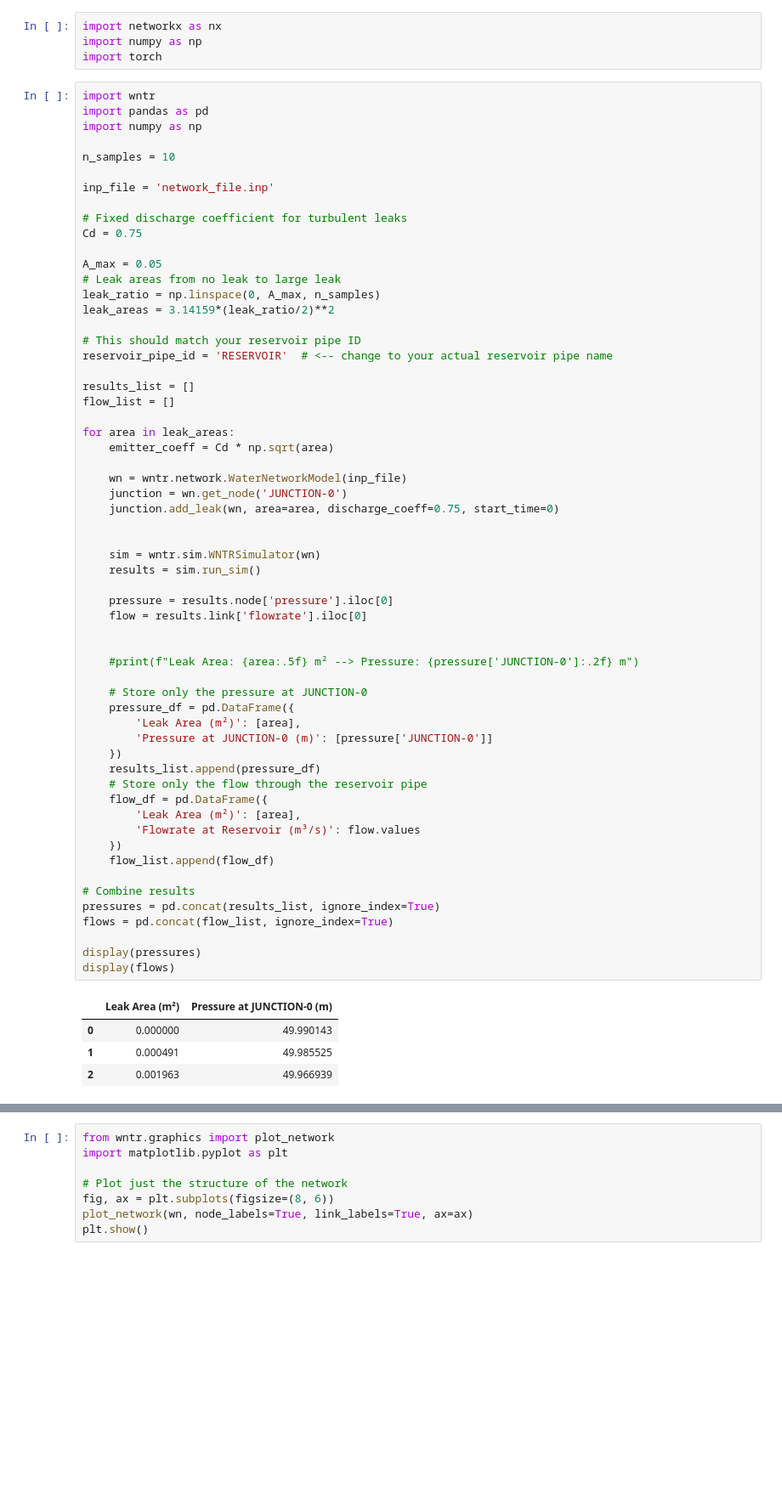
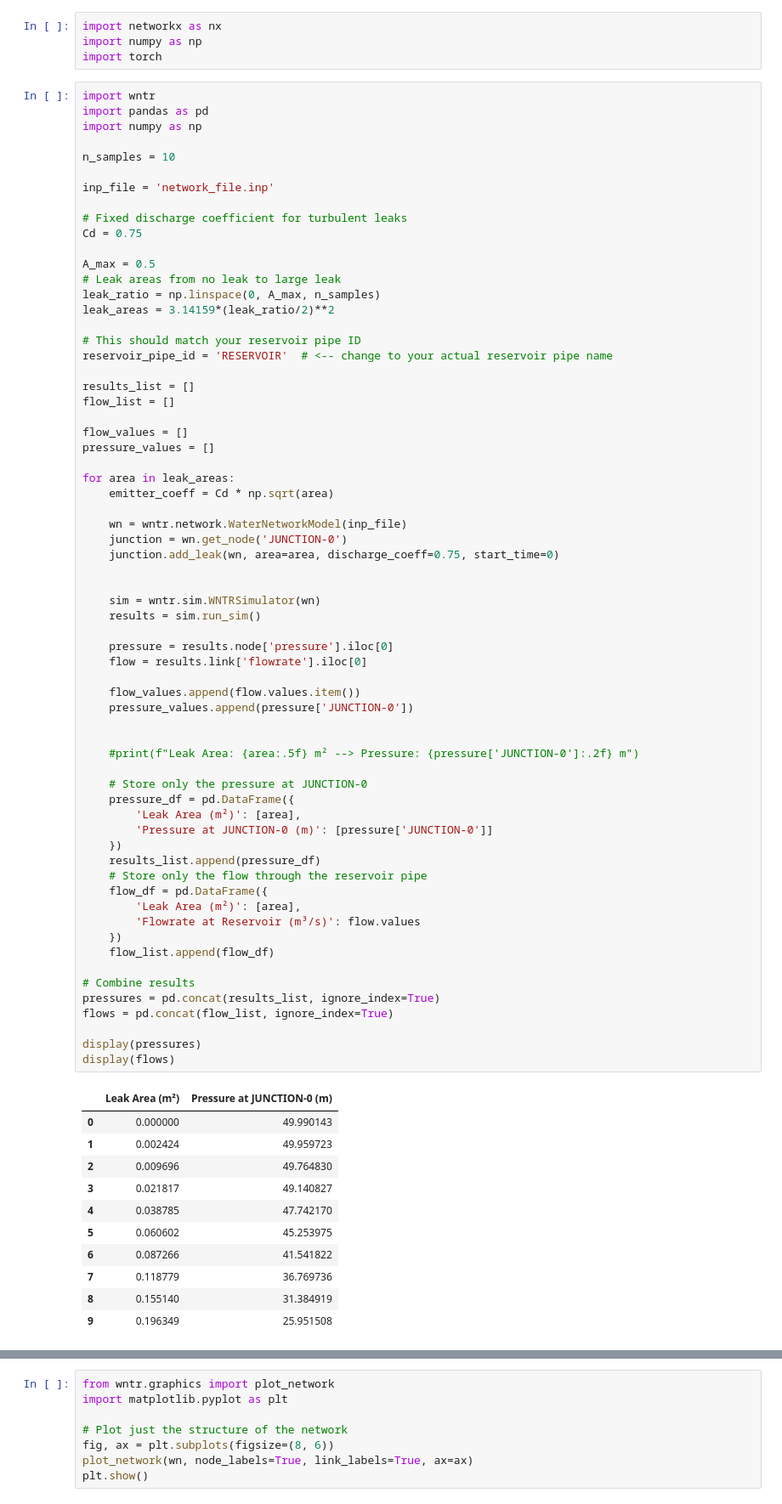
Before and after one commit to johanslettengren/synthetic-anomaly-generation, a Jupyter notebook: static-modelling/WNTR.ipynb, the cells around one changed output, grey strips where cells are left out. Shown at 85% size. Cells and saved outputs as stored; diff of their text form; blank space fills up the shorter version.

```diff
--- a/static-modelling/WNTR.ipynb
+++ b/static-modelling/WNTR.ipynb
@@ -19,7 +19,7 @@ inp_file = 'network_file.inp'
 # Fixed discharge coefficient for turbulent leaks
 Cd = 0.75
 
-A_max = 0.05
+A_max = 0.5
 # Leak areas from no leak to large leak
 leak_ratio = np.linspace(0, A_max, n_samples)
 leak_areas = 3.14159*(leak_ratio/2)**2
@@ -29,6 +29,9 @@ reservoir_pipe_id = 'RESERVOIR'  # <-- change to your actual reservoir pipe name
 
 results_list = []
 flow_list = []
+
+flow_values = []
+pressure_values = []
 
 for area in leak_areas:
     emitter_coeff = Cd * np.sqrt(area)
@@ -42,34 +45,44 @@ for area in leak_areas:
     results = sim.run_sim()
 
     pressure = results.node['pressure'].iloc[0]
     flow = results.link['flowrate'].iloc[0]
+
+    flow_values.append(flow.values.item())
+    pressure_values.append(pressure['JUNCTION-0'])
 
 
     #print(f"Leak Area: {area:.5f} m² --> Pressure: {pressure['JUNCTION-0']:.2f} m")
 
     # Store only the pressure at JUNCTION-0
     pressure_df = pd.DataFrame({
         'Leak Area (m²)': [area],
         'Pressure at JUNCTION-0 (m)': [pressure['JUNCTION-0']]
     })
     results_list.append(pressure_df)
     # Store only the flow through the reservoir pipe
     flow_df = pd.DataFrame({
         'Leak Area (m²)': [area],
         'Flowrate at Reservoir (m³/s)': flow.values
     })
     flow_list.append(flow_df)
 
 # Combine results
 pressures = pd.concat(results_list, ignore_index=True)
 flows = pd.concat(flow_list, ignore_index=True)
 
 display(pressures)
 display(flows)
 # %% [output]
 |  | Leak Area (m²) | Pressure at JUNCTION-0 (m) |
 | 0 | 0.000000 | 49.990143 |
-| 1 | 0.000491 | 49.985525 |
-| 2 | 0.001963 | 49.966939 |
+| 1 | 0.002424 | 49.959723 |
+| 2 | 0.009696 | 49.764830 |
+| 3 | 0.021817 | 49.140827 |
+| 4 | 0.038785 | 47.742170 |
+| 5 | 0.060602 | 45.253975 |
+| 6 | 0.087266 | 41.541822 |
+| 7 | 0.118779 | 36.769736 |
+| 8 | 0.155140 | 31.384919 |
+| 9 | 0.196349 | 25.951508 |
 |  | Leak Area (m²) | Flowrate at Reservoir (m³/s) |
 | 0 | 0.000000 | 0.050000 |
```
Also changed, not shown: parts of 6 cells of this notebook, 2 other files.
